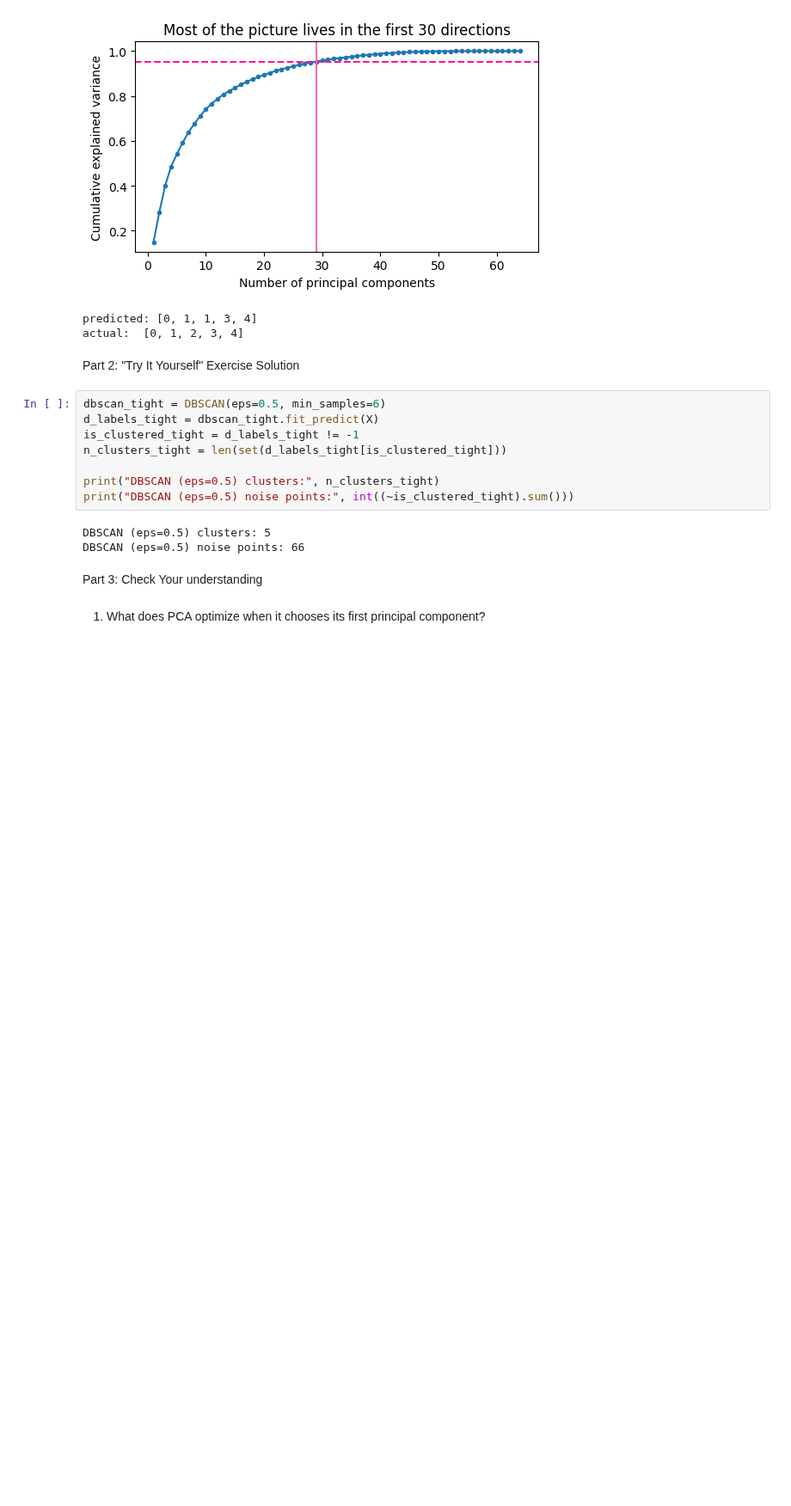
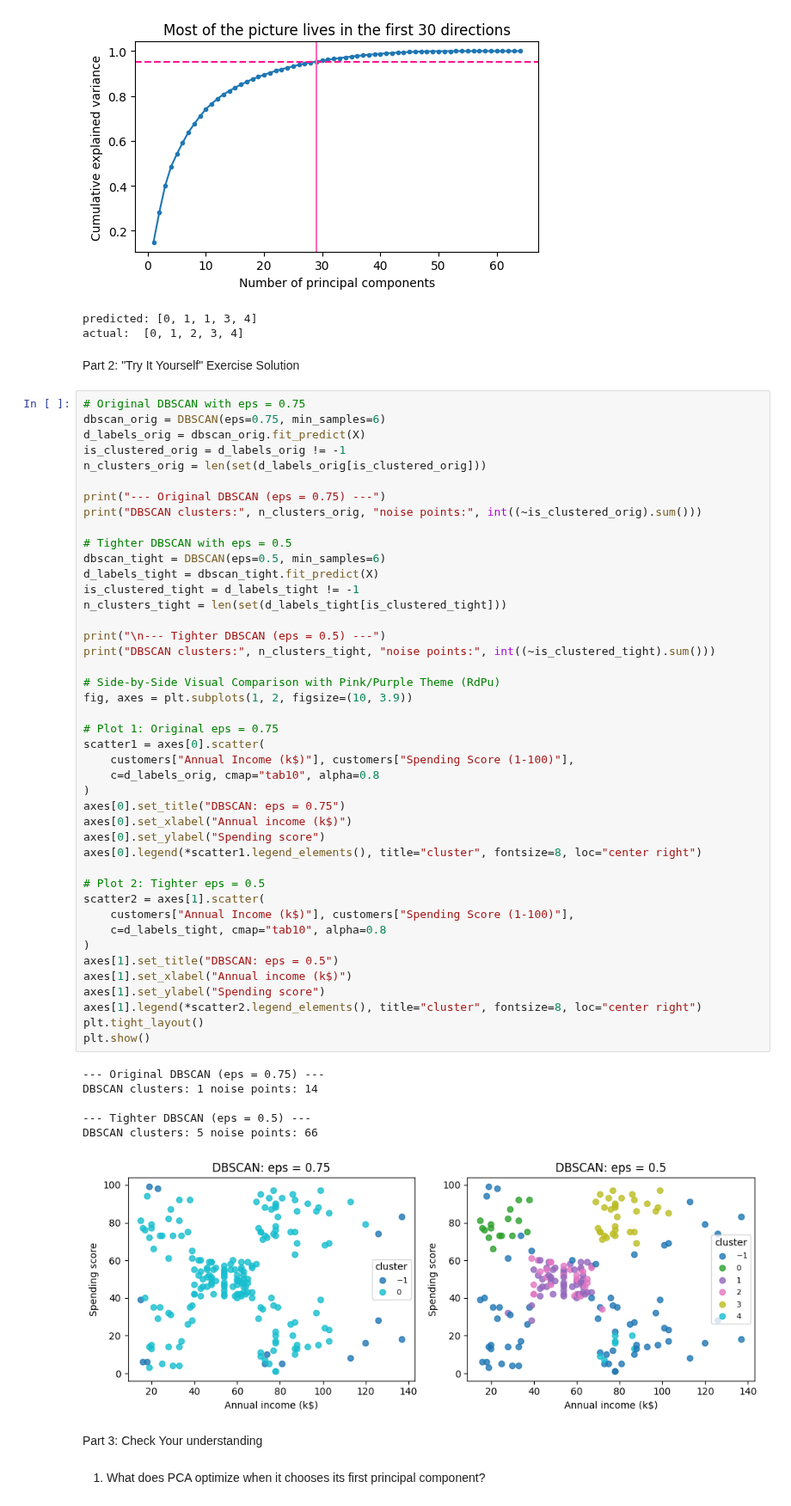
Before and after one commit to alvaroanggia/TEB3123-Machine-Learning, a Jupyter notebook: all_experiments/22006372_Lab04_Unsupervised learning.ipynb, the cells around one changed output. Shown at 86% size. Saved outputs shown, nothing was run; the diff lists cells and outputs as text; blank space fills up the shorter version.

```diff
--- a/all_experiments/22006372_Lab04_Unsupervised learning.ipynb
+++ b/all_experiments/22006372_Lab04_Unsupervised learning.ipynb
@@ -228,16 +228,55 @@ actual:  [0, 1, 2, 3, 4]
 # %% [markdown]
 Part 2: "Try It Yourself" Exercise Solution
 # %%
+# Original DBSCAN with eps = 0.75
+dbscan_orig = DBSCAN(eps=0.75, min_samples=6)
+d_labels_orig = dbscan_orig.fit_predict(X)
+is_clustered_orig = d_labels_orig != -1
+n_clusters_orig = len(set(d_labels_orig[is_clustered_orig]))
+
+print("--- Original DBSCAN (eps = 0.75) ---")
+print("DBSCAN clusters:", n_clusters_orig, "noise points:", int((~is_clustered_orig).sum()))
+
+# Tighter DBSCAN with eps = 0.5
 dbscan_tight = DBSCAN(eps=0.5, min_samples=6)
 d_labels_tight = dbscan_tight.fit_predict(X)
 is_clustered_tight = d_labels_tight != -1
 n_clusters_tight = len(set(d_labels_tight[is_clustered_tight]))
 
-print("DBSCAN (eps=0.5) clusters:", n_clusters_tight)
-print("DBSCAN (eps=0.5) noise points:", int((~is_clustered_tight).sum()))
+print("\n--- Tighter DBSCAN (eps = 0.5) ---")
+print("DBSCAN clusters:", n_clusters_tight, "noise points:", int((~is_clustered_tight).sum()))
+
+# Side-by-Side Visual Comparison with Pink/Purple Theme (RdPu)
+fig, axes = plt.subplots(1, 2, figsize=(10, 3.9))
+
+# Plot 1: Original eps = 0.75
+scatter1 = axes[0].scatter(
+    customers["Annual Income (k$)"], customers["Spending Score (1-100)"],
+    c=d_labels_orig, cmap="tab10", alpha=0.8
+)
+axes[0].set_title("DBSCAN: eps = 0.75")
+axes[0].set_xlabel("Annual income (k$)")
+axes[0].set_ylabel("Spending score")
+axes[0].legend(*scatter1.legend_elements(), title="cluster", fontsize=8, loc="center right")
+
+# Plot 2: Tighter eps = 0.5
+scatter2 = axes[1].scatter(
+    customers["Annual Income (k$)"], customers["Spending Score (1-100)"],
+    c=d_labels_tight, cmap="tab10", alpha=0.8
+)
+axes[1].set_title("DBSCAN: eps = 0.5")
+axes[1].set_xlabel("Annual income (k$)")
+axes[1].set_ylabel("Spending score")
+axes[1].legend(*scatter2.legend_elements(), title="cluster", fontsize=8, loc="center right")
+plt.tight_layout()
+plt.show()
 # %% [output]
-DBSCAN (eps=0.5) clusters: 5
-DBSCAN (eps=0.5) noise points: 66
+--- Original DBSCAN (eps = 0.75) ---
+DBSCAN clusters: 1 noise points: 14
+
+--- Tighter DBSCAN (eps = 0.5) ---
+DBSCAN clusters: 5 noise points: 66
+[figure, added]
 # %% [markdown]
 Part 3: Check Your understanding
 # %% [markdown]
```
